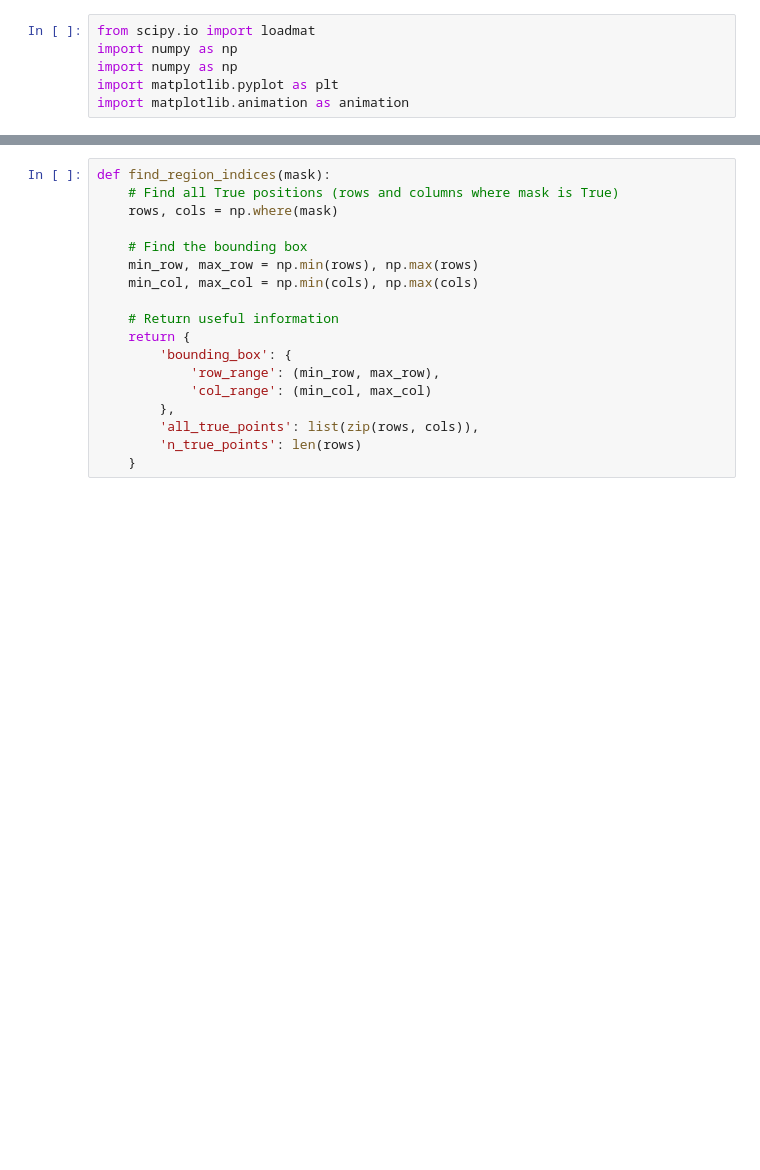
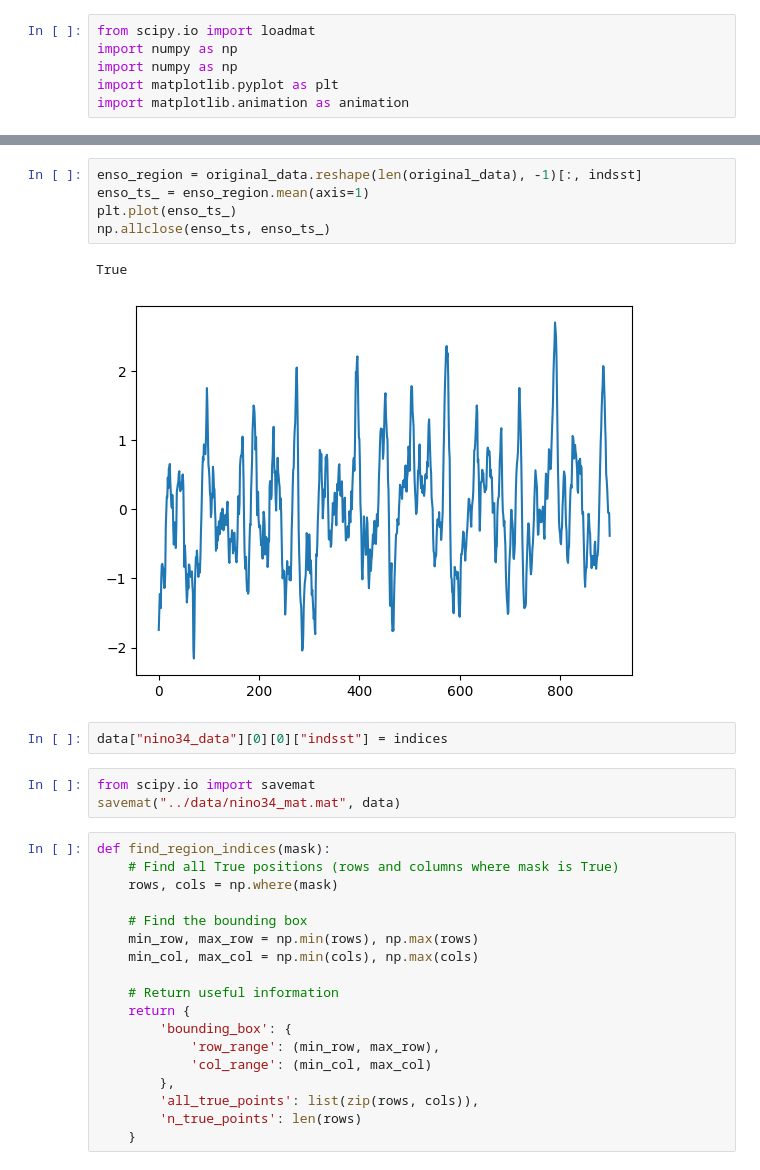
Before and after one commit to heraclixus/Ocean_TimeSeries_Graph, a Jupyter notebook: notebooks/visualize_grid.ipynb, the cells around one changed output, grey strips where cells are left out. Saved outputs shown, nothing was run; the diff lists cells and outputs as text; blank space fills up the shorter version.

```diff
--- a/notebooks/visualize_grid.ipynb
+++ b/notebooks/visualize_grid.ipynb
@@ -20,3 +138,16 @@ print(region_data.shape)
+# %%
+enso_region = original_data.reshape(len(original_data), -1)[:, indsst]
+enso_ts_ = enso_region.mean(axis=1)
+plt.plot(enso_ts_)
+np.allclose(enso_ts, enso_ts_)
+# %% [output]
+True
+[figure, added]
+# %%
+data["nino34_data"][0][0]["indsst"] = indices
+# %%
+from scipy.io import savemat
+savemat("../data/nino34_mat.mat", data)
 # %%
 def find_region_indices(mask):
     # Find all True positions (rows and columns where mask is True)
```
Also changed, not shown: parts of 13 cells of this notebook, 9 other files.
